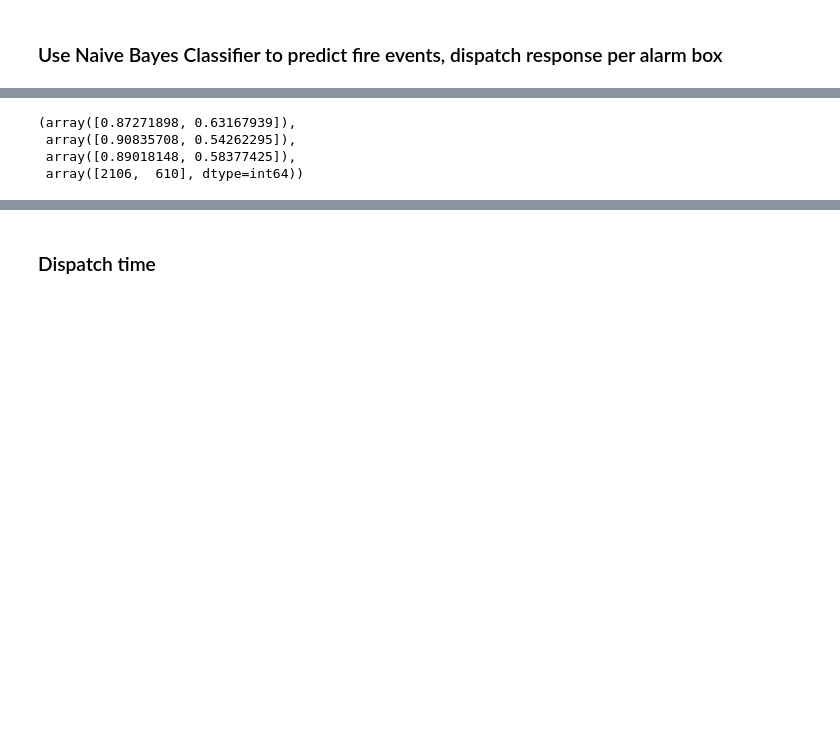
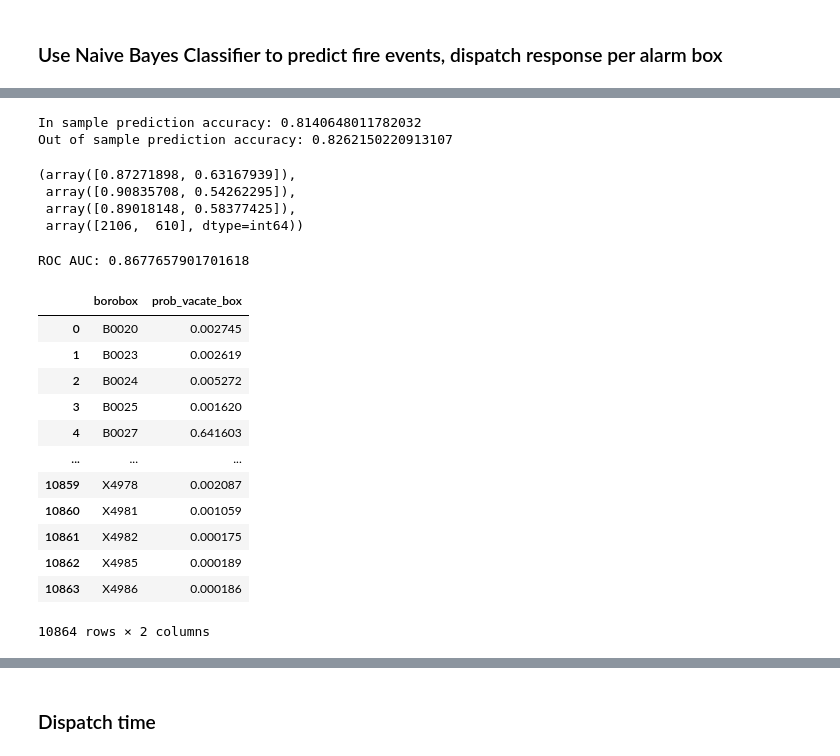
Before and after one commit to KaiElwood/machine-learning-final, a Jupyter notebook: code/04b_naivebayes_gp_box.ipynb, the cells around one changed output, grey strips where cells are left out. Cells and saved outputs as stored; diff of their text form; code cells hidden in the pictures; blank space fills up the shorter version.

```diff
--- a/code/04b_naivebayes_gp_box.ipynb
+++ b/code/04b_naivebayes_gp_box.ipynb
@@ -335,3 +328,10 @@ Out of sample prediction accuracy: 0.8262150220913107
+# %%
+# measure accuracy for the binary prediction task
+print('In sample prediction accuracy:',1.0*sum((y_pred_train>0.5)==y_train)/len(y_train))
+print('Out of sample prediction accuracy:',1.0*sum((y_pred_test>0.5)==y_test)/len(y_test))
+# %% [output]
+In sample prediction accuracy: 0.8140648011782032
+Out of sample prediction accuracy: 0.8262150220913107
 # %%
 #Calculate precision and recall
 from sklearn.metrics import precision_recall_fscore_support
@@ -341,3 +341,35 @@ precision_recall_fscore_support(y_test, (y_pred_test > 0.5))
  array([0.90835708, 0.54262295]),
  array([0.89018148, 0.58377425]),
  array([2106,  610], dtype=int64))
+# %%
+from sklearn.metrics import roc_auc_score
+
+# predict_proba predicts the probability of each class rather than just the most likely class
+
+#print("ROC AUC:", roc_auc_score(np.array(y_test.head(20000)),y_pred_test))
+
+print("ROC AUC:", roc_auc_score(np.array(y_test),y_pred_test))
+# %% [output]
+ROC AUC: 0.8677657901701618
+# %%
+y_pred_all = testGaussianNaiveBayes(X,naive_bayes_classifier)
+# %%
+## create a csv of probabilities at the building level and tract level
+pred_prob_allbox= pd.concat([df_box.loc[:, ["borobox"]],
+                            pd.DataFrame(y_pred_all,
+                                        columns = ["prob_vacate_box"])], axis = 1)
+pred_prob_allbox
+# %% [output]
+|  | borobox | prob_vacate_box |
+| 0 | B0020 | 0.002745 |
+| 1 | B0023 | 0.002619 |
+| 2 | B0024 | 0.005272 |
+| 3 | B0025 | 0.001620 |
+| 4 | B0027 | 0.641603 |
+| ... | ... | ... |
+| 10859 | X4978 | 0.002087 |
+| 10860 | X4981 | 0.001059 |
+| 10861 | X4982 | 0.000175 |
+| 10862 | X4985 | 0.000189 |
+| 10863 | X4986 | 0.000186 |
+10864 rows × 2 columns
```
Also changed, not shown: parts of 41 cells of this notebook, 1 other file.
